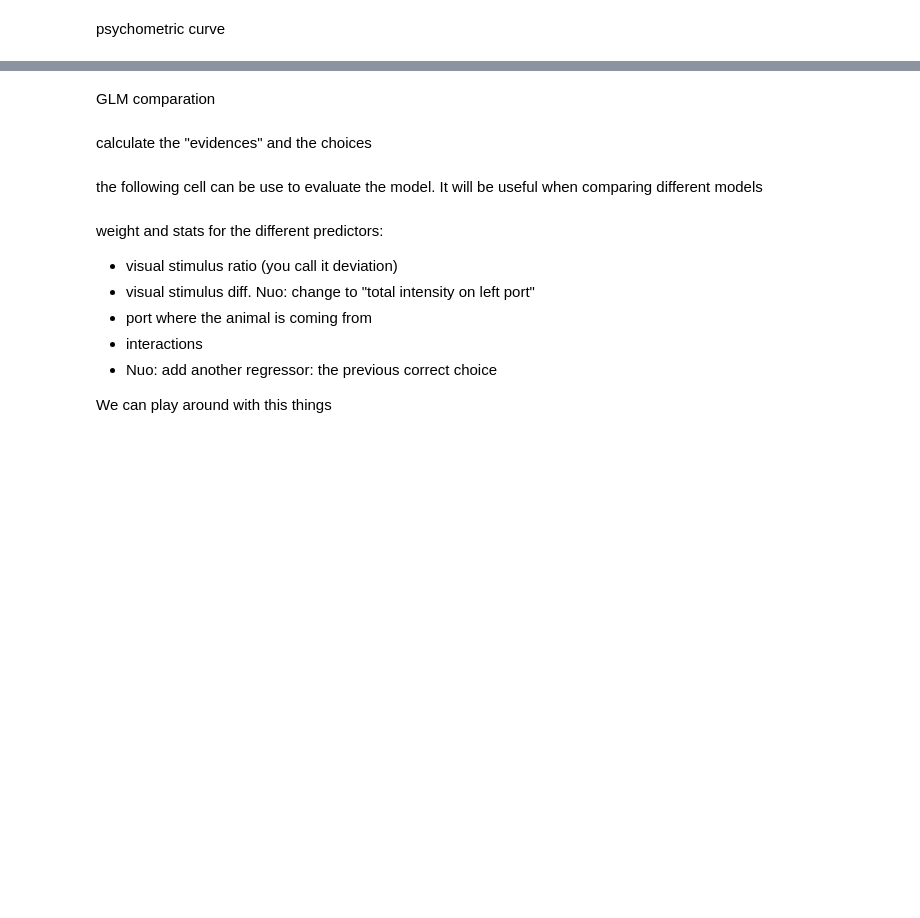
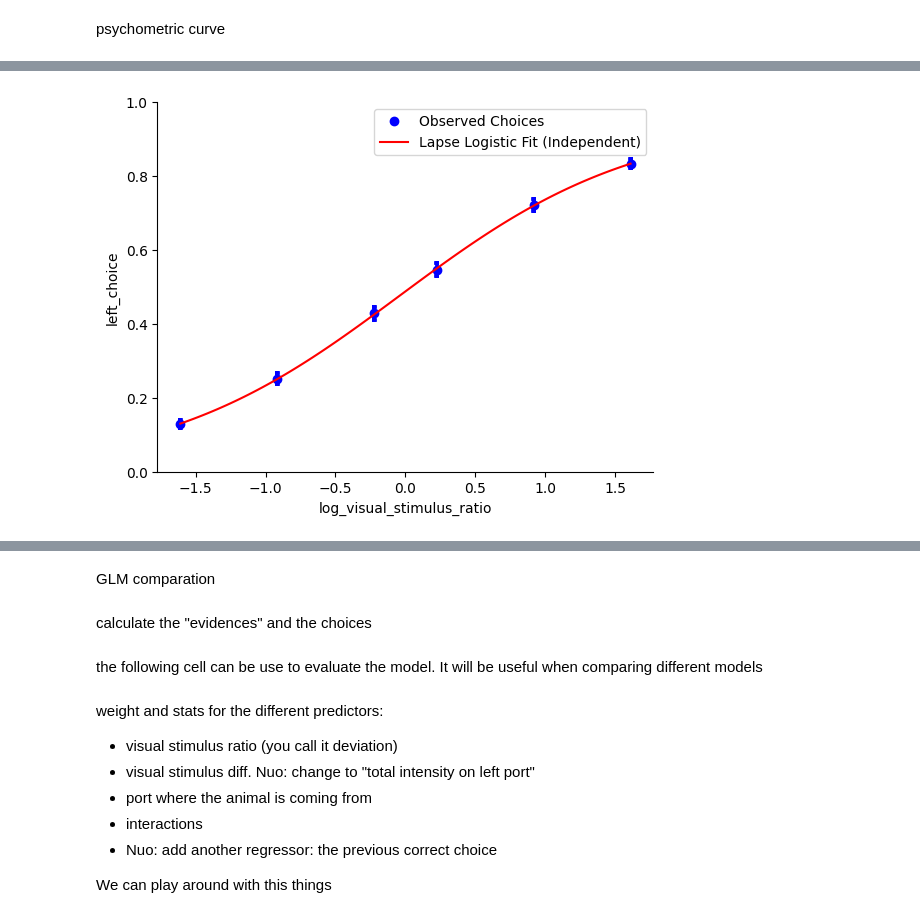
Before and after one commit to LearningCircuitsLab/lecilab-behavior-analysis, a Jupyter notebook: lecilab_behavior_analysis/task_hard_version_playground.ipynb, the cells around one changed output, grey strips where cells are left out. Saved outputs shown, nothing was run; the diff lists cells and outputs as text; code cells hidden in the pictures; blank space fills up the shorter version.

```diff
--- a/lecilab_behavior_analysis/task_hard_version_playground.ipynb
+++ b/lecilab_behavior_analysis/task_hard_version_playground.ipynb
@@ -19,19 +25,18 @@ single mouse
+# %%
+project = "visual_and_COT_data"
 # %%
-# load data from cluster
-tv_projects = utils.get_server_projects()
-print(tv_projects)
 # see the available animals
-animals = utils.get_animals_in_project(tv_projects[1])
+animals = utils.get_animals_in_project(project)
 print(animals)
 # download the data for a specific animal
 mouse = "ACV007"
-local_path = Path(utils.get_outpath()) / Path(tv_projects[1]) / Path("sessions") / Path(mouse)
+local_path = Path(utils.get_outpath()) / Path(project) / Path("sessions") / Path(mouse)
 # create the directory if it doesn't exist
 local_path.mkdir(parents=True, exist_ok=True)
 # download the session data
-utils.rsync_session_data(
-    project_name=tv_projects[1],
-    animal=mouse,
+utils.rsync_cluster_data(
+    project_name=project,
+    file_path="sessions/{}/{}.csv".format(mouse, mouse),
     local_path=str(local_path),
     credentials=utils.get_idibaps_cluster_credentials(),
 )
@@ -43,3 +54,5 @@ df = pd.read_csv(local_path / Path(f'{mouse}.csv'), sep=";")
 df_test = df[df["current_training_stage"] == "TwoAFC_visual_hard"]
 # %% [markdown]
 psychometric curve
+# %%
+df_test = dft.analyze_df(df_test)
@@ -46,7 +79,10 @@ psychometric curve
 # %%
 df_test = dft.get_performance_by_difficulty_ratio(df_test)
+df_test = dft.get_left_choice(df_test)
 plots.psychometric_plot(df_test, x = 'visual_stimulus_ratio', y = 'left_choice')
 plt.show()
+# %% [output]
+[figure, added]
 # %%
 # Example plot with log-scaled y-axis
 sns.pointplot(
```
Also changed, not shown: parts of 10 cells of this notebook.
